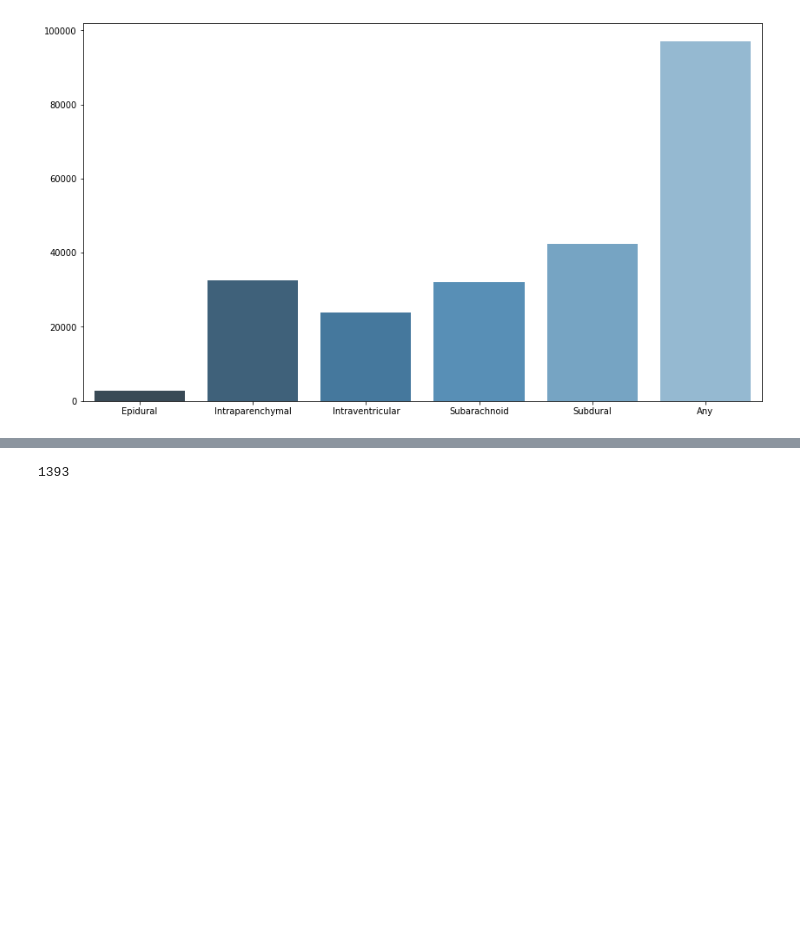
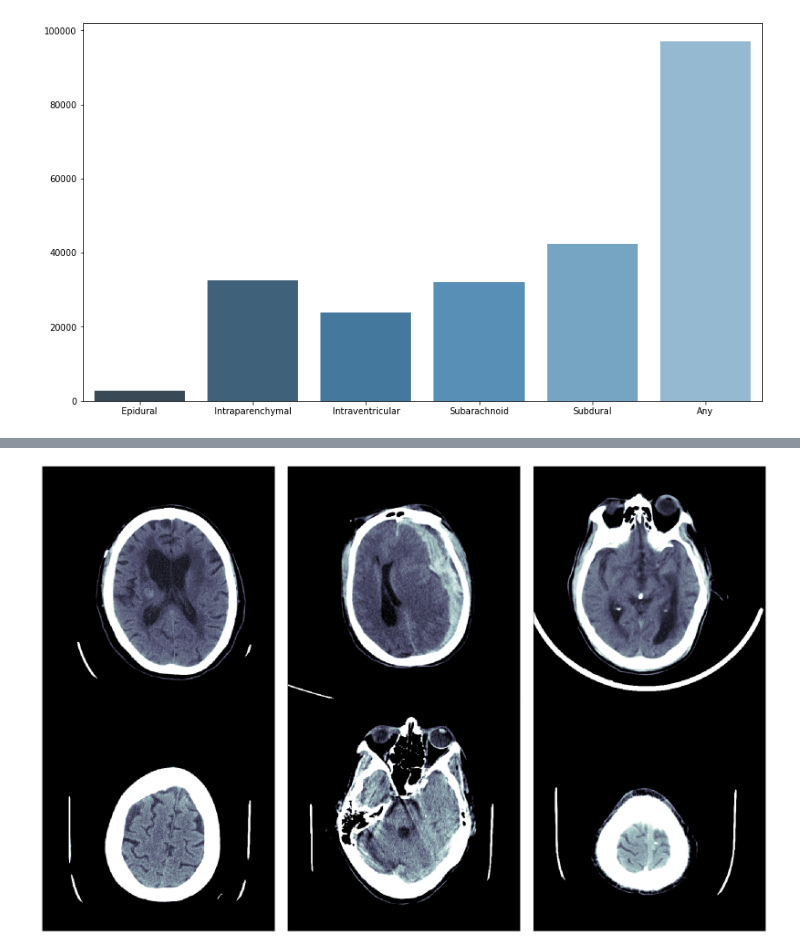
Before and after one commit to Cathesilta/RSNA, a Jupyter notebook: EDA.ipynb, the cells around one changed output, grey strips where cells are left out. Drawn from its saved outputs; the diff is of its cells as text; code cells hidden in the pictures; blank space fills up the shorter version.

```diff
--- a/EDA.ipynb
+++ b/EDA.ipynb
@@ -12 +15,6 @@ test_dir = './data/test512/'0.06041
+# %%
+# Directories
+
+dir_dcm = '../stage2/stage_2_train_images/'
+dir_img = '../stage2/train512/'
 # %%
@@ -47,11 +55,3 @@ sns.barplot(
 # %% [output]
 <matplotlib.axes._subplots.AxesSubplot at 0x...>
 [figure]
-# %%
-fig=plt.figure(figsize=(15, 10))
-columns = 2; rows = 2
-for i in range(1, columns*rows +1):
-    ds = cv2.imread(train_dir + df.loc[i]['name']+'.png')
-    fig.add_subplot(rows, columns, i)
-    plt.imshow(ds, cmap=plt.cm.bone)
-    fig.add_subplot
@@ -165,6 +57,0 @@ b[0]
-# %%
-from tqdm import tqdm
-tmp = []
-for i in tqdm(c, total=len(c)):
-    if (i+'.png') not in b:
-        tmp.append(i+'.png')
@@ -191,4 +57,0 @@ res = [f(i) for i in lineList]
-# %%
-len(res)
-# %% [output]
-1393
@@ -194,0 +106,37 @@ len(res)
+# %%
+dicom_info = False
+
+dicom_files = os.listdir(dir_dcm)
+
+fig=plt.figure(figsize=(34, 22))
+columns = 3; rows = 2
+for i in range(1, columns*rows +1):
+    dcm = dir_dcm + dicom_files[i]
+    dicom = pydicom.dcmread(dcm)
+    ds1 = convert_to_png(dcm)
+    ds = Image.fromarray(ds1)
+    ds_ = ImageDraw.Draw(ds)
+    content = ''
+    for j in list(dicom.keys())[:-1]:
+        content += '%s: %s \n'%(dicom[j].name, dicom[j].value)
+    if not dicom_info:
+        content=''
+    ds_.text(
+        (10,10),
+        "%s"%(content),fill=65,
+        font = ImageFont.truetype(
+            '/usr/share/fonts/truetype/ubuntu-font-family/UbuntuMono-R.ttf',
+            12
+        )
+    )
+    ds = np.array(ds)
+
+    cv2.imwrite('./display/' + dicom_files[i].split('.')[0] + '.jpg', ds)
+    fig.add_subplot(rows, columns, i)
+    plt.xticks([])
+    plt.yticks([])
+    plt.subplots_adjust(wspace =0, hspace =0)
+    plt.imshow(ds, cmap=plt.cm.bone)
+    fig.add_subplot
+# %% [output]
+[figure, added]
```
Also changed, not shown: parts of 34 cells of this notebook, 8 other files.
